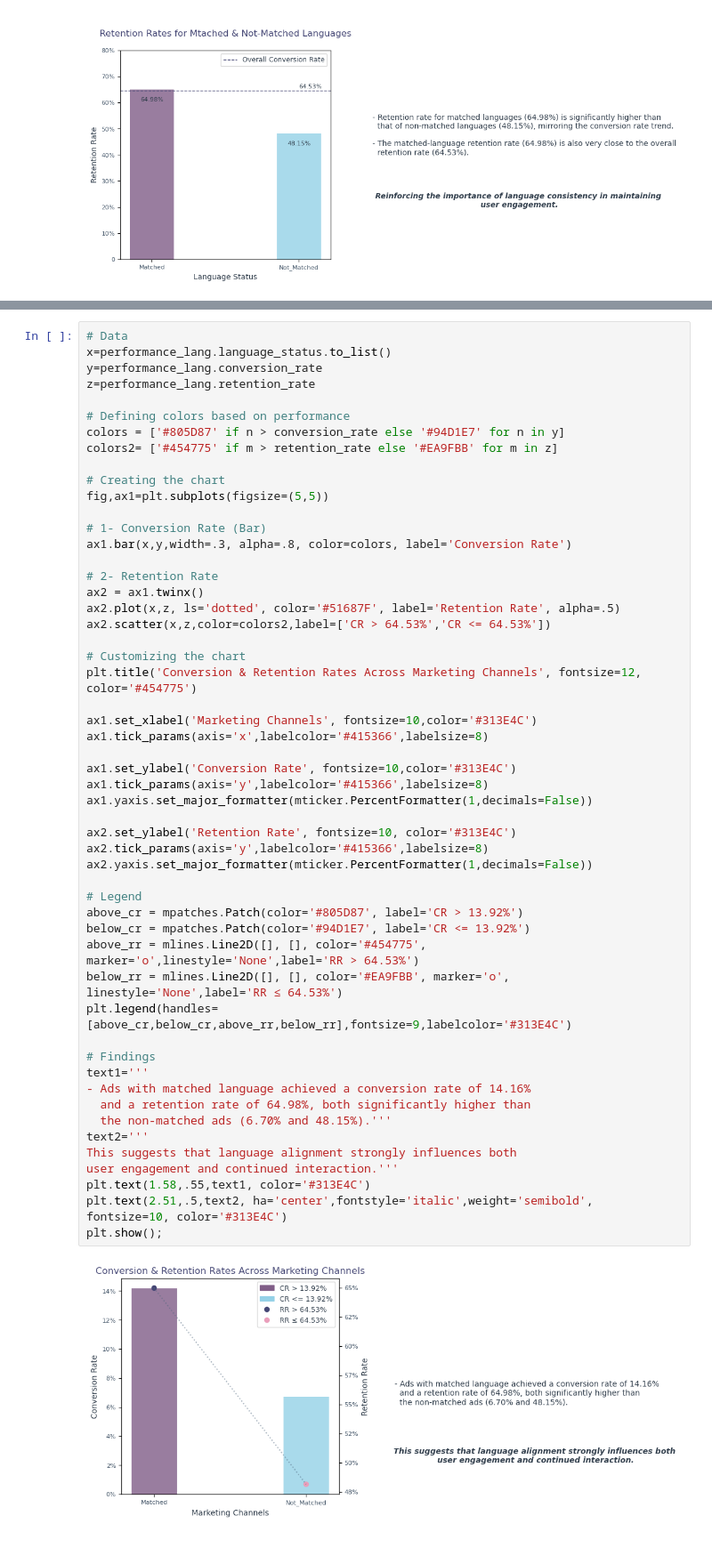
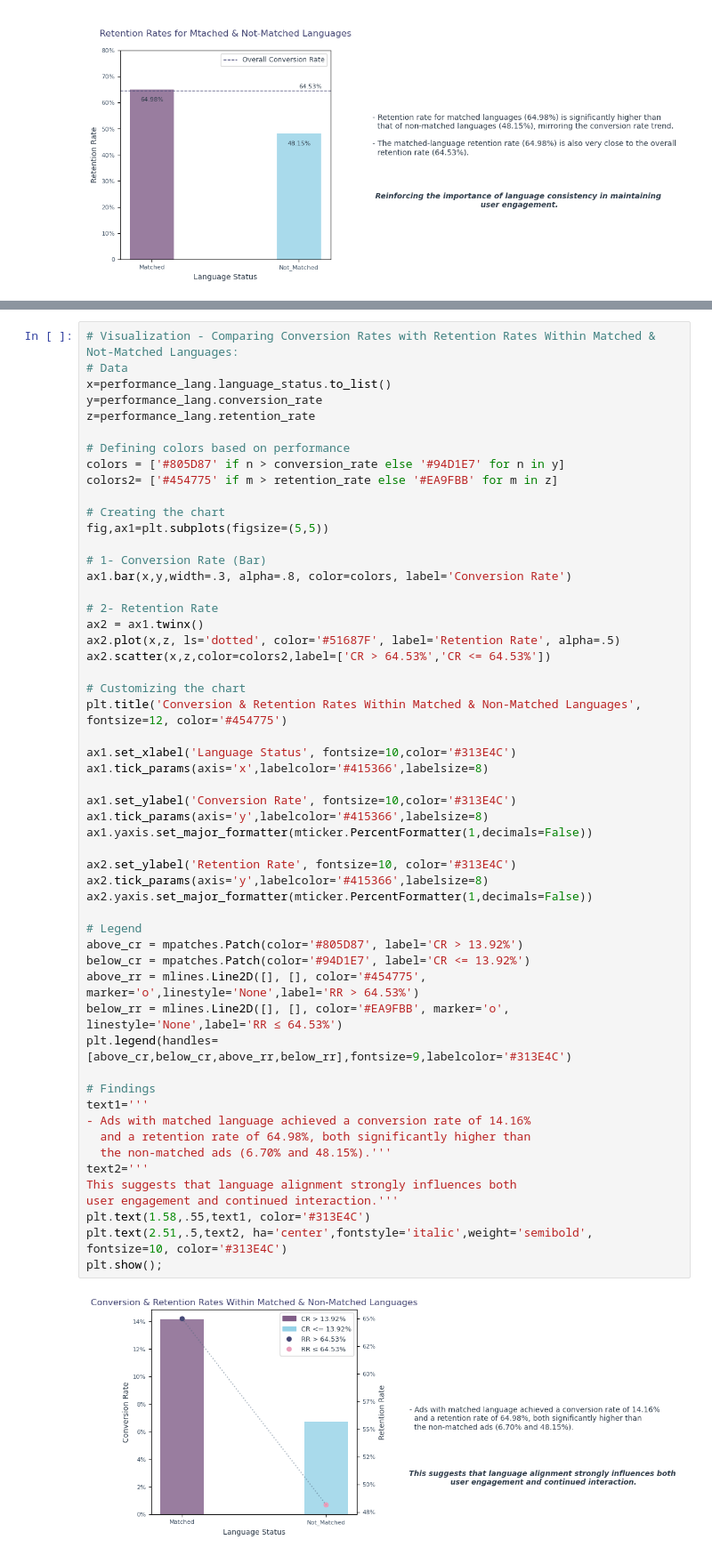
Before and after one commit to hend-a-ghafour/Analyzing_Marketing_Campaigns, a Jupyter notebook: Analyzing_Marketing_Campaigns.ipynb, the cells around one changed output, grey strips where cells are left out. Shown at 89% size. Drawn from its saved outputs; the diff is of its cells as text.

```diff
--- a/Analyzing_Marketing_Campaigns.ipynb
+++ b/Analyzing_Marketing_Campaigns.ipynb
@@ -1323,6 +1325,7 @@ performance_lang.style.hide().format({'conversion_rate':'{:,.2%}','retention_rat
 | Matched | 14.16% | 64.98% |
 | Not_Matched | 6.70% | 48.15% |
 # %%
+# Visualization - Comparing Conversion Rates with Retention Rates Within Matched & Not-Matched Languages:
 # Data
 x=performance_lang.language_status.to_list()
 y=performance_lang.conversion_rate
@@ -1344,37 +1347,37 @@ ax2.plot(x,z, ls='dotted', color='#51687F', label='Retention Rate', alpha=.5)
 ax2.scatter(x,z,color=colors2,label=['CR > 64.53%','CR <= 64.53%'])
 
 # Customizing the chart
-plt.title('Conversion & Retention Rates Across Marketing Channels', fontsize=12, color='#454775')
+plt.title('Conversion & Retention Rates Within Matched & Non-Matched Languages', fontsize=12, color='#454775')
 
-ax1.set_xlabel('Marketing Channels', fontsize=10,color='#313E4C')
+ax1.set_xlabel('Language Status', fontsize=10,color='#313E4C')
 ax1.tick_params(axis='x',labelcolor='#415366',labelsize=8)
 
 ax1.set_ylabel('Conversion Rate', fontsize=10,color='#313E4C')
 ax1.tick_params(axis='y',labelcolor='#415366',labelsize=8)
 ax1.yaxis.set_major_formatter(mticker.PercentFormatter(1,decimals=False))
 
 ax2.set_ylabel('Retention Rate', fontsize=10, color='#313E4C')
 ax2.tick_params(axis='y',labelcolor='#415366',labelsize=8)
 ax2.yaxis.set_major_formatter(mticker.PercentFormatter(1,decimals=False))
 
 # Legend
 above_cr = mpatches.Patch(color='#805D87', label='CR > 13.92%')
 below_cr = mpatches.Patch(color='#94D1E7', label='CR <= 13.92%')
 above_rr = mlines.Line2D([], [], color='#454775', marker='o',linestyle='None',label='RR > 64.53%')
 below_rr = mlines.Line2D([], [], color='#EA9FBB', marker='o', linestyle='None',label='RR ≤ 64.53%')
 plt.legend(handles=[above_cr,below_cr,above_rr,below_rr],fontsize=9,labelcolor='#313E4C')
 
 # Findings
 text1='''
 - Ads with matched language achieved a conversion rate of 14.16%
   and a retention rate of 64.98%, both significantly higher than
   the non-matched ads (6.70% and 48.15%).'''
 text2='''
 This suggests that language alignment strongly influences both
 user engagement and continued interaction.'''
 plt.text(1.58,.55,text1, color='#313E4C')
 plt.text(2.51,.5,text2, ha='center',fontstyle='italic',weight='semibold', fontsize=10, color='#313E4C')
 plt.show();
 # %% [output]
-[figure, old version]
+[figure, new version]
 # %%
```
Also changed, not shown: parts of 27 cells of this notebook.
